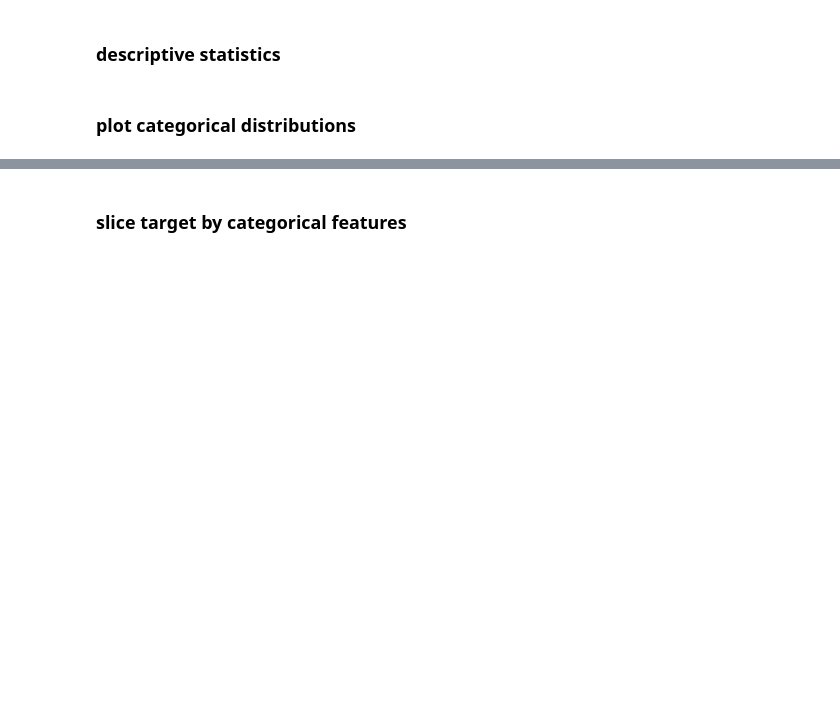
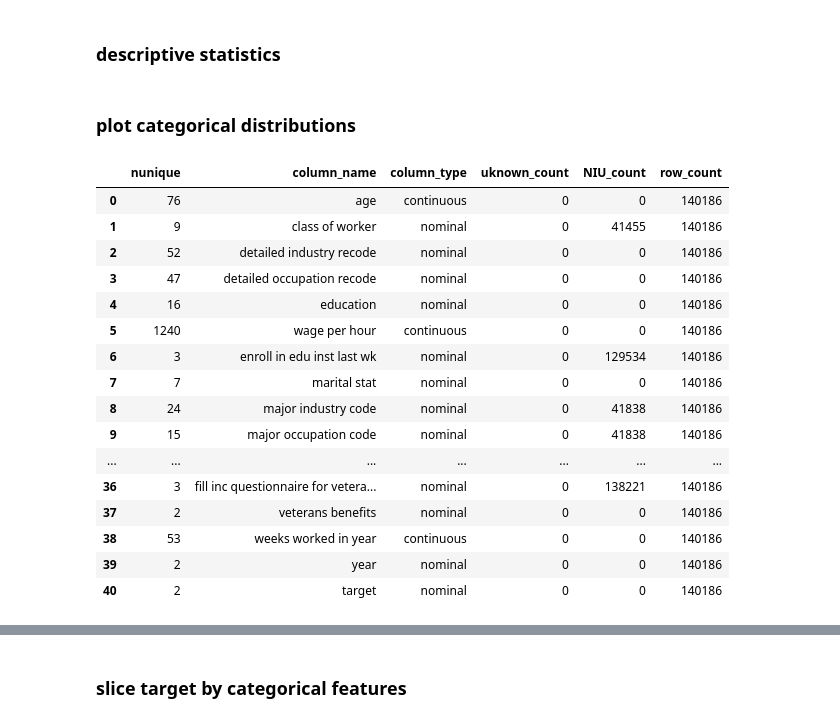
Before and after one commit to devBorbot/census_income, a Jupyter notebook: census_income.ipynb, the cells around one changed output, grey strips where cells are left out. Saved outputs shown, nothing was run; the diff lists cells and outputs as text; code cells hidden in the pictures; blank space fills up the shorter version.

```diff
--- a/census_income.ipynb
+++ b/census_income.ipynb
@@ -683,5 +682,25 @@ df_train1.describe()
 df_train1.describe(include="object")
 # %% [markdown]
 ### plot categorical distributions
+# %%
+df_info_train
+# %% [output]
+|  | nunique | column_name | column_type | uknown_count | NIU_count | row_count |
+| 0 | 76 | age | continuous | 0 | 0 | 140186 |
+| 1 | 9 | class of worker | nominal | 0 | 41455 | 140186 |
+| 2 | 52 | detailed industry recode | nominal | 0 | 0 | 140186 |
+| 3 | 47 | detailed occupation recode | nominal | 0 | 0 | 140186 |
+| 4 | 16 | education | nominal | 0 | 0 | 140186 |
+| 5 | 1240 | wage per hour | continuous | 0 | 0 | 140186 |
+| 6 | 3 | enroll in edu inst last wk | nominal | 0 | 129534 | 140186 |
+| 7 | 7 | marital stat | nominal | 0 | 0 | 140186 |
+| 8 | 24 | major industry code | nominal | 0 | 41838 | 140186 |
+| 9 | 15 | major occupation code | nominal | 0 | 41838 | 140186 |
+| ... | ... | ... | ... | ... | ... | ... |
+| 36 | 3 | fill inc questionnaire for vetera... | nominal | 0 | 138221 | 140186 |
+| 37 | 2 | veterans benefits | nominal | 0 | 0 | 140186 |
+| 38 | 53 | weeks worked in year | continuous | 0 | 0 | 140186 |
+| 39 | 2 | year | nominal | 0 | 0 | 140186 |
+| 40 | 2 | target | nominal | 0 | 0 | 140186 |
 # %%
 cat_cols = df_train1.select_dtypes(include='object')
```
Also changed, not shown: parts of 5 cells of this notebook.
